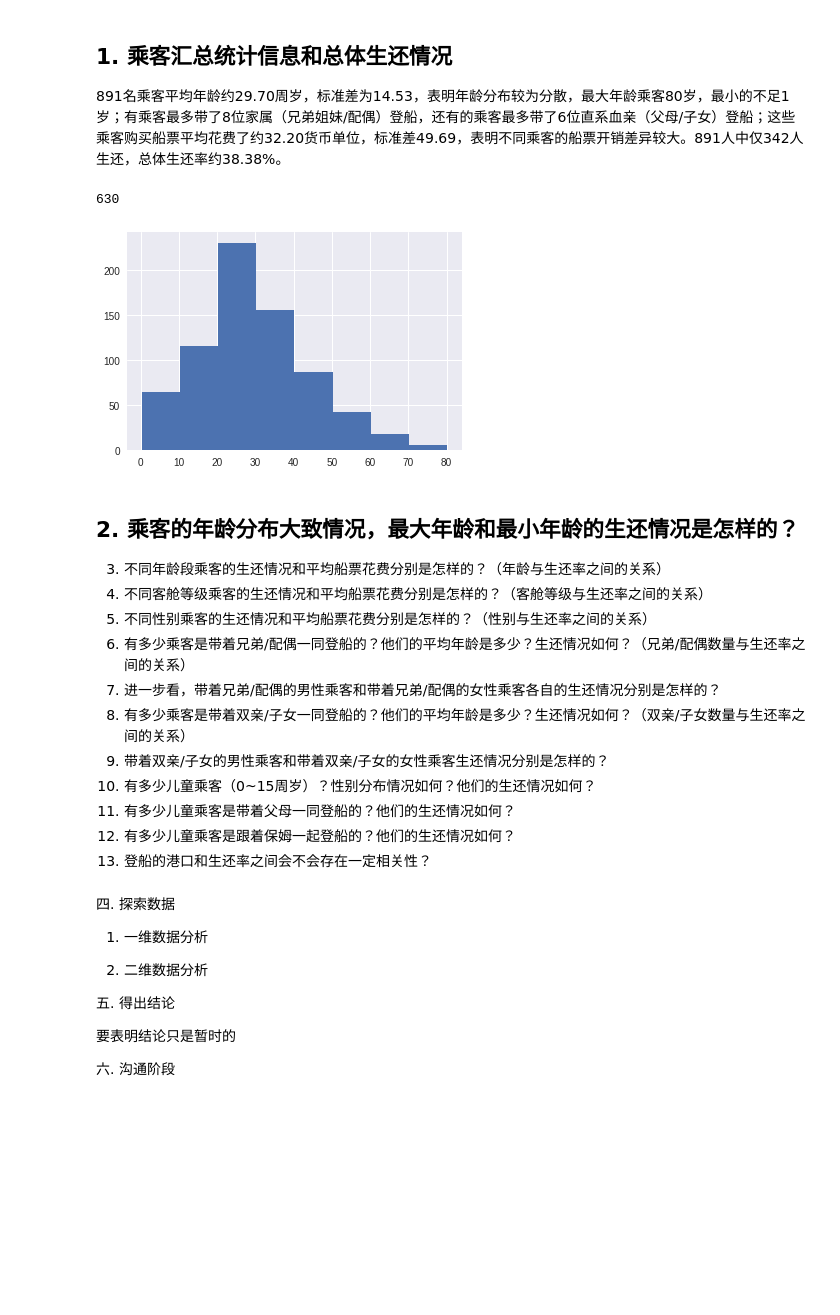
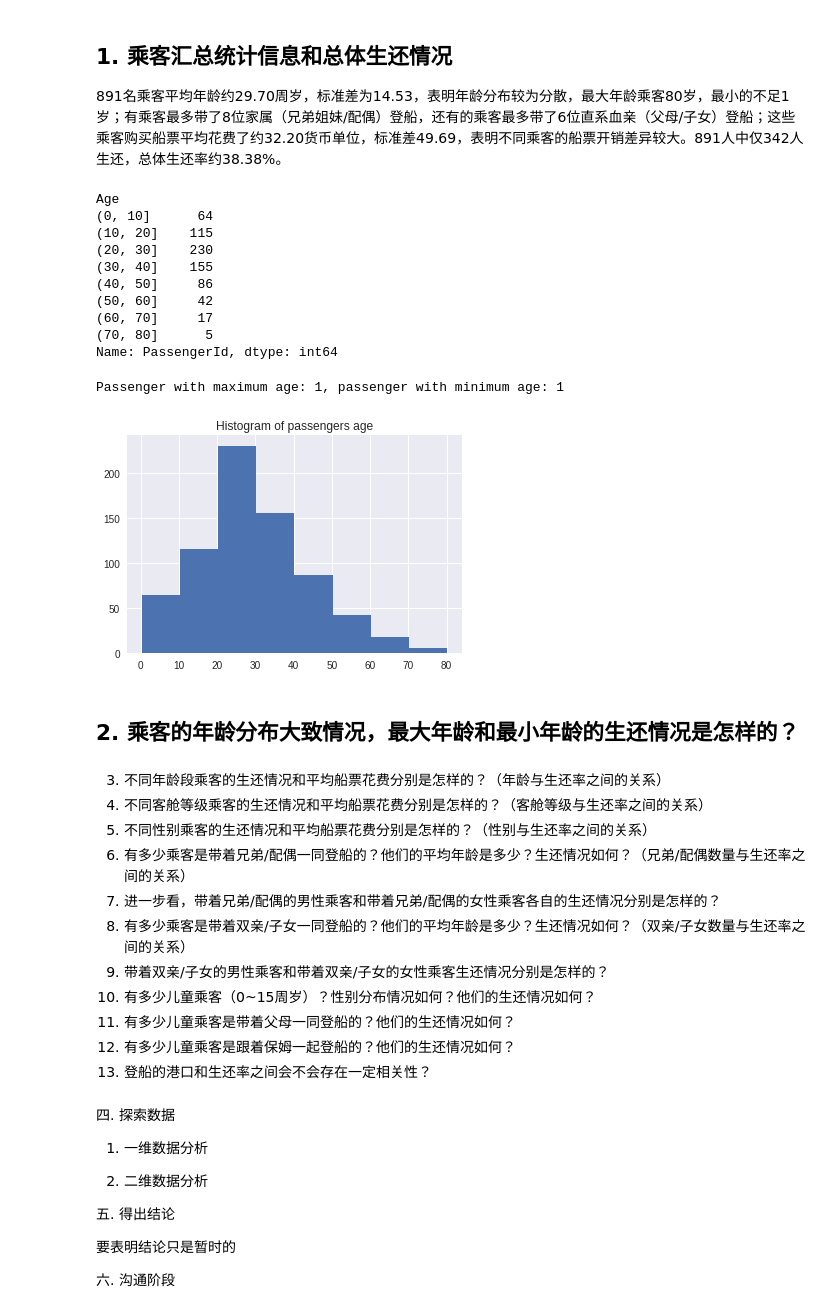
Before and after one commit to leesper/become-data-analyst, a Jupyter notebook: P2investigate_dataset/P2investivate_dataset.ipynb, the cells around one changed output. Drawn from its saved outputs; the diff is of its cells as text; code cells hidden in the pictures; blank space fills up the shorter version.

```diff
--- a/P2investigate_dataset/P2investivate_dataset.ipynb
+++ b/P2investigate_dataset/P2investivate_dataset.ipynb
@@ -141,17 +141,29 @@ number of passengers survived 342 about 38.38%
 
 891名乘客平均年龄约29.70周岁，标准差为14.53，表明年龄分布较为分散，最大年龄乘客80岁，最小的不足1岁；有乘客最多带了8位家属（兄弟姐妹/配偶）登船，还有的乘客最多带了6位直系血亲（父母/子女）登船；这些乘客购买船票平均花费了约32.20货币单位，标准差49.69，表明不同乘客的船票开销差异较大。891人中仅342人生还，总体生还率约38.38%。
 # %%
+display(titanic_df_age.groupby(pd.cut(titanic_df_age["Age"], np.arange(0, 90, 10))).count()['PassengerId'])
+plt.title('Histogram of passengers age')
 titanic_df_age['Age'].hist(bins=8)
-titanic_df_age['Age'].argmax()
-# max_age_survived = titanic_df_age[titanic_df_age['Age'].argmax(), 'Survived']
-# min_age_survived = titanic_df_age[titanic_df_age['Age'].argmin(), 'Survived']
-# print('Passenger with maximum age: {}, passenger with minimum age: {}'.format(max_age_survived, min_age_survived))
+# TODO: get all passengers that 80 years old, get all passengers <= 1 years old, observe survivation.
+max_age_survived = titanic_df_age.loc[titanic_df_age['Age'].idxmax()]['Survived']
+min_age_survived = titanic_df_age.loc[titanic_df_age['Age'].idxmin()]['Survived']
+print('Passenger with maximum age: {}, passenger with minimum age: {}'.format(max_age_survived, min_age_survived))
 # %% [output]
-630
+Age
+(0, 10]      64
+(10, 20]    115
+(20, 30]    230
+(30, 40]    155
+(40, 50]     86
+(50, 60]     42
+(60, 70]     17
+(70, 80]      5
+Name: PassengerId, dtype: int64
+Passenger with maximum age: 1, passenger with minimum age: 1
-[figure, old version]
+[figure, new version]
+# %% [markdown]
+## 2. 乘客的年龄分布大致情况，最大年龄和最小年龄的生还情况是怎样的？
 # %% [markdown]
-## 2. 乘客的年龄分布大致情况，最大年龄和最小年龄的生还情况是怎样的？
-
 3. 不同年龄段乘客的生还情况和平均船票花费分别是怎样的？（年龄与生还率之间的关系）
 4. 不同客舱等级乘客的生还情况和平均船票花费分别是怎样的？（客舱等级与生还率之间的关系）
 5. 不同性别乘客的生还情况和平均船票花费分别是怎样的？（性别与生还率之间的关系）
```
